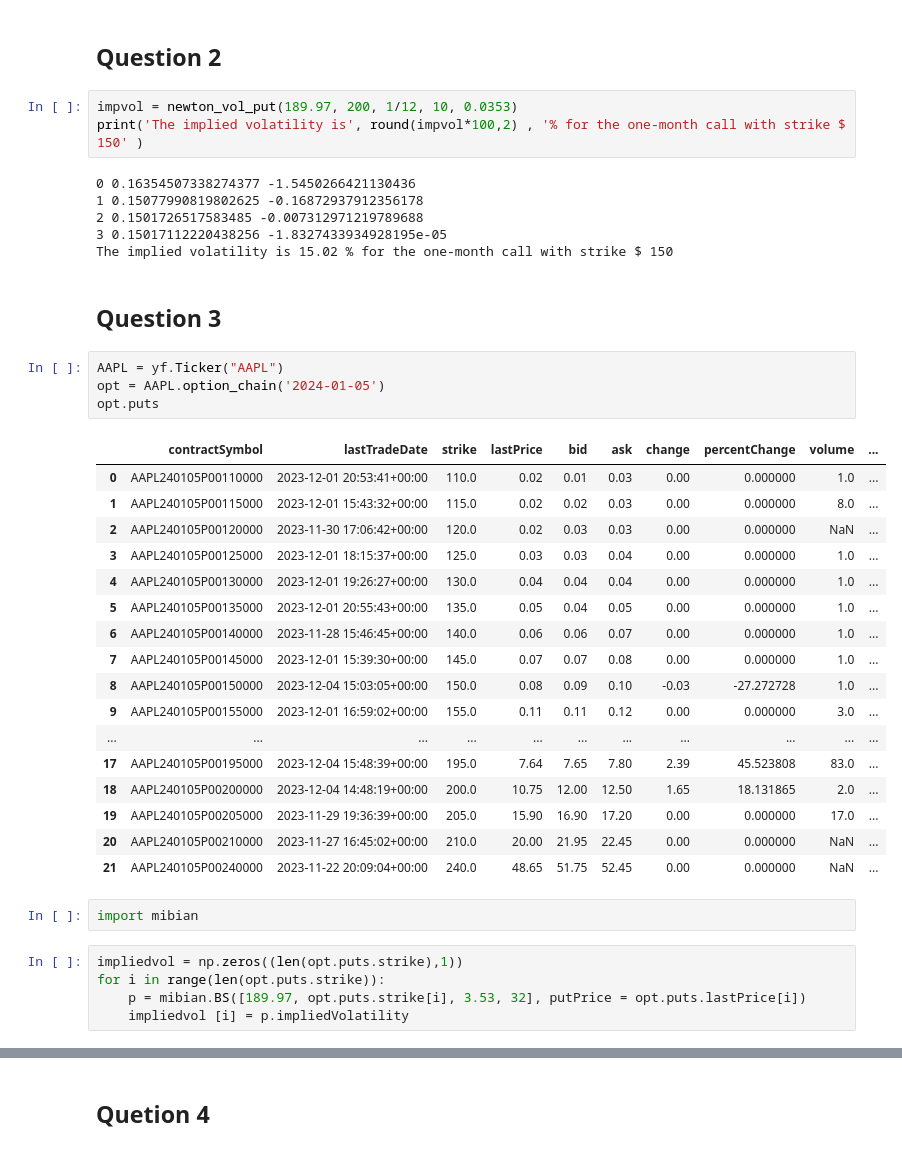
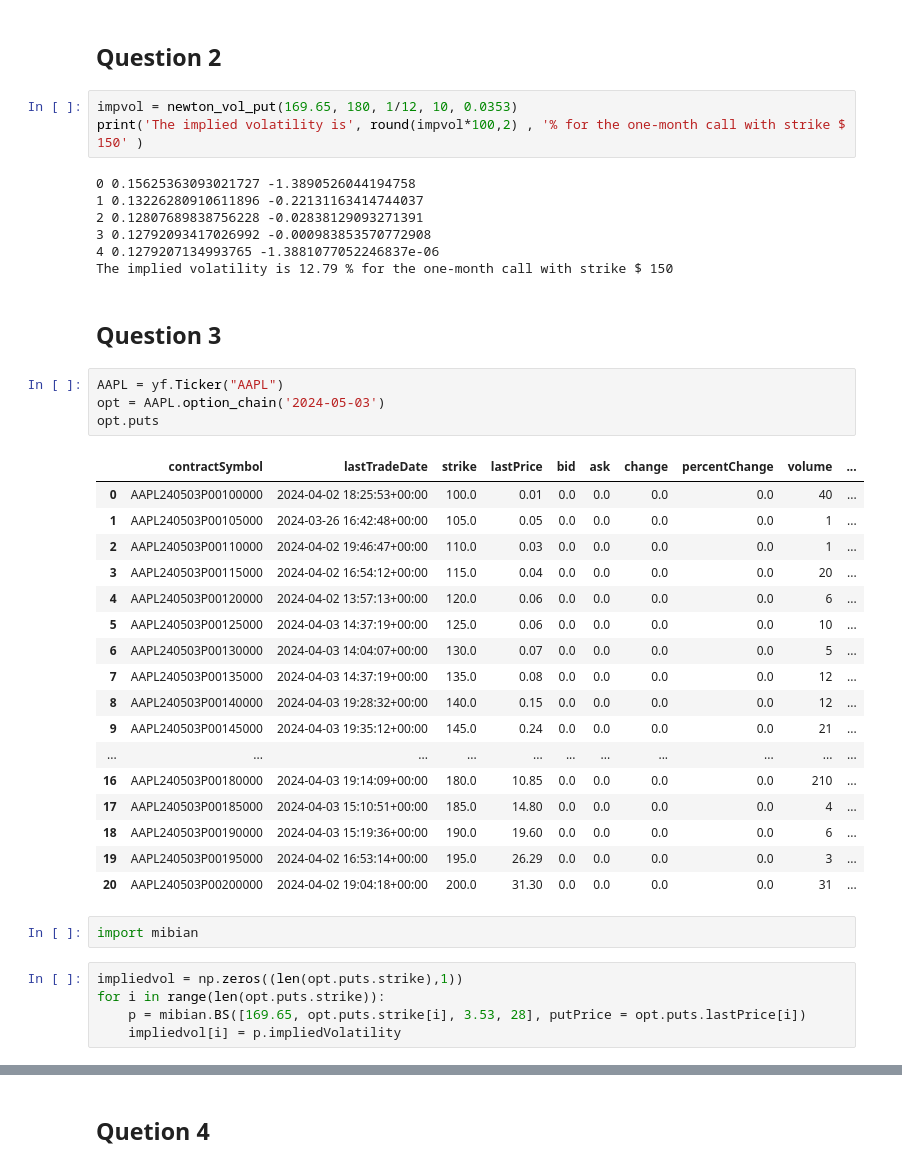
Before and after one commit to xxyyrain/CMF_25, a Jupyter notebook: Week 11/Week 11 Seminar Answers.ipynb, the cells around one changed output, grey strips where cells are left out. Cells and saved outputs as stored; diff of their text form.

```diff
--- a/Week 11/Week 11 Seminar Answers.ipynb
+++ b/Week 11/Week 11 Seminar Answers.ipynb
@@ -43,45 +43,46 @@ def newton_vol_put(S, K, T, P, r):
 # %% [markdown]
 ## Question 2
 # %%
-impvol = newton_vol_put(189.97, 200, 1/12, 10, 0.0353)
+impvol = newton_vol_put(169.65, 180, 1/12, 10, 0.0353)
 print('The implied volatility is', round(impvol*100,2) , '% for the one-month call with strike $ 150' )
 # %% [output]
-0 0.16354507338274377 -1.5450266421130436
-1 0.15077990819802625 -0.16872937912356178
-2 0.1501726517583485 -0.007312971219789688
-3 0.15017112220438256 -1.8327433934928195e-05
-The implied volatility is 15.02 % for the one-month call with strike $ 150
+0 0.15625363093021727 -1.3890526044194758
+1 0.13226280910611896 -0.22131163414744037
+2 0.12807689838756228 -0.02838129093271391
+3 0.12792093417026992 -0.000983853570772908
+4 0.1279207134993765 -1.3881077052246837e-06
+The implied volatility is 12.79 % for the one-month call with strike $ 150
 # %% [markdown]
 ## Question 3
 # %%
 AAPL = yf.Ticker("AAPL")
-opt = AAPL.option_chain('2024-01-05')
+opt = AAPL.option_chain('2024-05-03')
 opt.puts
 # %% [output]
 |  | contractSymbol | lastTradeDate | strike | lastPrice | bid | ask | change | percentChange | volume | ... |
-| 0 | AAPL240105P00110000 | 2023-12-01 20:53:41+00:00 | 110.0 | 0.02 | 0.01 | 0.03 | 0.00 | 0.000000 | 1.0 | ... |
-| 1 | AAPL240105P00115000 | 2023-12-01 15:43:32+00:00 | 115.0 | 0.02 | 0.02 | 0.03 | 0.00 | 0.000000 | 8.0 | ... |
-| 2 | AAPL240105P00120000 | 2023-11-30 17:06:42+00:00 | 120.0 | 0.02 | 0.03 | 0.03 | 0.00 | 0.000000 | NaN | ... |
-| 3 | AAPL240105P00125000 | 2023-12-01 18:15:37+00:00 | 125.0 | 0.03 | 0.03 | 0.04 | 0.00 | 0.000000 | 1.0 | ... |
-| 4 | AAPL240105P00130000 | 2023-12-01 19:26:27+00:00 | 130.0 | 0.04 | 0.04 | 0.04 | 0.00 | 0.000000 | 1.0 | ... |
-| 5 | AAPL240105P00135000 | 2023-12-01 20:55:43+00:00 | 135.0 | 0.05 | 0.04 | 0.05 | 0.00 | 0.000000 | 1.0 | ... |
-| 6 | AAPL240105P00140000 | 2023-11-28 15:46:45+00:00 | 140.0 | 0.06 | 0.06 | 0.07 | 0.00 | 0.000000 | 1.0 | ... |
-| 7 | AAPL240105P00145000 | 2023-12-01 15:39:30+00:00 | 145.0 | 0.07 | 0.07 | 0.08 | 0.00 | 0.000000 | 1.0 | ... |
-| 8 | AAPL240105P00150000 | 2023-12-04 15:03:05+00:00 | 150.0 | 0.08 | 0.09 | 0.10 | -0.03 | -27.272728 | 1.0 | ... |
-| 9 | AAPL240105P00155000 | 2023-12-01 16:59:02+00:00 | 155.0 | 0.11 | 0.11 | 0.12 | 0.00 | 0.000000 | 3.0 | ... |
+| 0 | AAPL240503P00100000 | 2024-04-02 18:25:53+00:00 | 100.0 | 0.01 | 0.0 | 0.0 | 0.0 | 0.0 | 40 | ... |
+| 1 | AAPL240503P00105000 | 2024-03-26 16:42:48+00:00 | 105.0 | 0.05 | 0.0 | 0.0 | 0.0 | 0.0 | 1 | ... |
+| 2 | AAPL240503P00110000 | 2024-04-02 19:46:47+00:00 | 110.0 | 0.03 | 0.0 | 0.0 | 0.0 | 0.0 | 1 | ... |
+| 3 | AAPL240503P00115000 | 2024-04-02 16:54:12+00:00 | 115.0 | 0.04 | 0.0 | 0.0 | 0.0 | 0.0 | 20 | ... |
+| 4 | AAPL240503P00120000 | 2024-04-02 13:57:13+00:00 | 120.0 | 0.06 | 0.0 | 0.0 | 0.0 | 0.0 | 6 | ... |
+| 5 | AAPL240503P00125000 | 2024-04-03 14:37:19+00:00 | 125.0 | 0.06 | 0.0 | 0.0 | 0.0 | 0.0 | 10 | ... |
+| 6 | AAPL240503P00130000 | 2024-04-03 14:04:07+00:00 | 130.0 | 0.07 | 0.0 | 0.0 | 0.0 | 0.0 | 5 | ... |
+| 7 | AAPL240503P00135000 | 2024-04-03 14:37:19+00:00 | 135.0 | 0.08 | 0.0 | 0.0 | 0.0 | 0.0 | 12 | ... |
+| 8 | AAPL240503P00140000 | 2024-04-03 19:28:32+00:00 | 140.0 | 0.15 | 0.0 | 0.0 | 0.0 | 0.0 | 12 | ... |
+| 9 | AAPL240503P00145000 | 2024-04-03 19:35:12+00:00 | 145.0 | 0.24 | 0.0 | 0.0 | 0.0 | 0.0 | 21 | ... |
 | ... | ... | ... | ... | ... | ... | ... | ... | ... | ... | ... |
-| 17 | AAPL240105P00195000 | 2023-12-04 15:48:39+00:00 | 195.0 | 7.64 | 7.65 | 7.80 | 2.39 | 45.523808 | 83.0 | ... |
-| 18 | AAPL240105P00200000 | 2023-12-04 14:48:19+00:00 | 200.0 | 10.75 | 12.00 | 12.50 | 1.65 | 18.131865 | 2.0 | ... |
-| 19 | AAPL240105P00205000 | 2023-11-29 19:36:39+00:00 | 205.0 | 15.90 | 16.90 | 17.20 | 0.00 | 0.000000 | 17.0 | ... |
-| 20 | AAPL240105P00210000 | 2023-11-27 16:45:02+00:00 | 210.0 | 20.00 | 21.95 | 22.45 | 0.00 | 0.000000 | NaN | ... |
-| 21 | AAPL240105P00240000 | 2023-11-22 20:09:04+00:00 | 240.0 | 48.65 | 51.75 | 52.45 | 0.00 | 0.000000 | NaN | ... |
+| 16 | AAPL240503P00180000 | 2024-04-03 19:14:09+00:00 | 180.0 | 10.85 | 0.0 | 0.0 | 0.0 | 0.0 | 210 | ... |
+| 17 | AAPL240503P00185000 | 2024-04-03 15:10:51+00:00 | 185.0 | 14.80 | 0.0 | 0.0 | 0.0 | 0.0 | 4 | ... |
+| 18 | AAPL240503P00190000 | 2024-04-03 15:19:36+00:00 | 190.0 | 19.60 | 0.0 | 0.0 | 0.0 | 0.0 | 6 | ... |
+| 19 | AAPL240503P00195000 | 2024-04-02 16:53:14+00:00 | 195.0 | 26.29 | 0.0 | 0.0 | 0.0 | 0.0 | 3 | ... |
+| 20 | AAPL240503P00200000 | 2024-04-02 19:04:18+00:00 | 200.0 | 31.30 | 0.0 | 0.0 | 0.0 | 0.0 | 31 | ... |
 # %%
 import mibian
 # %%
 impliedvol = np.zeros((len(opt.puts.strike),1))
 for i in range(len(opt.puts.strike)):
-    p = mibian.BS([189.97, opt.puts.strike[i], 3.53, 32], putPrice = opt.puts.lastPrice[i])
-    impliedvol [i] = p.impliedVolatility
+    p = mibian.BS([169.65, opt.puts.strike[i], 3.53, 28], putPrice = opt.puts.lastPrice[i])
+    impliedvol[i] = p.impliedVolatility
 # %%
 fig = plt.figure()
 plt.plot(opt.puts.strike, impliedvol, '-')
```
Also changed, not shown: parts of 6 cells of this notebook.
